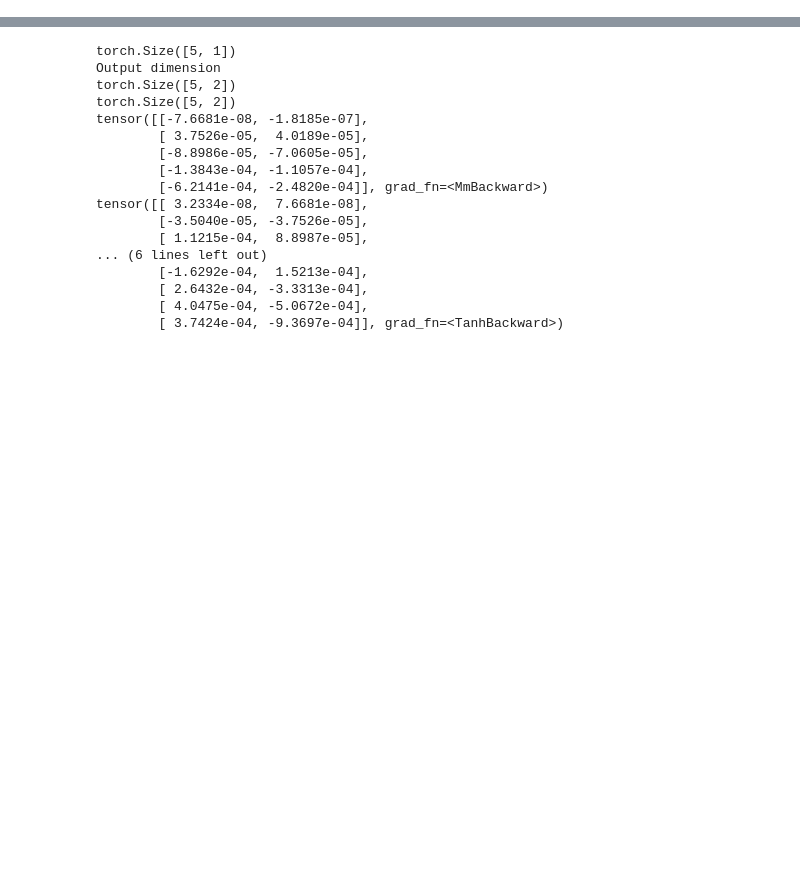
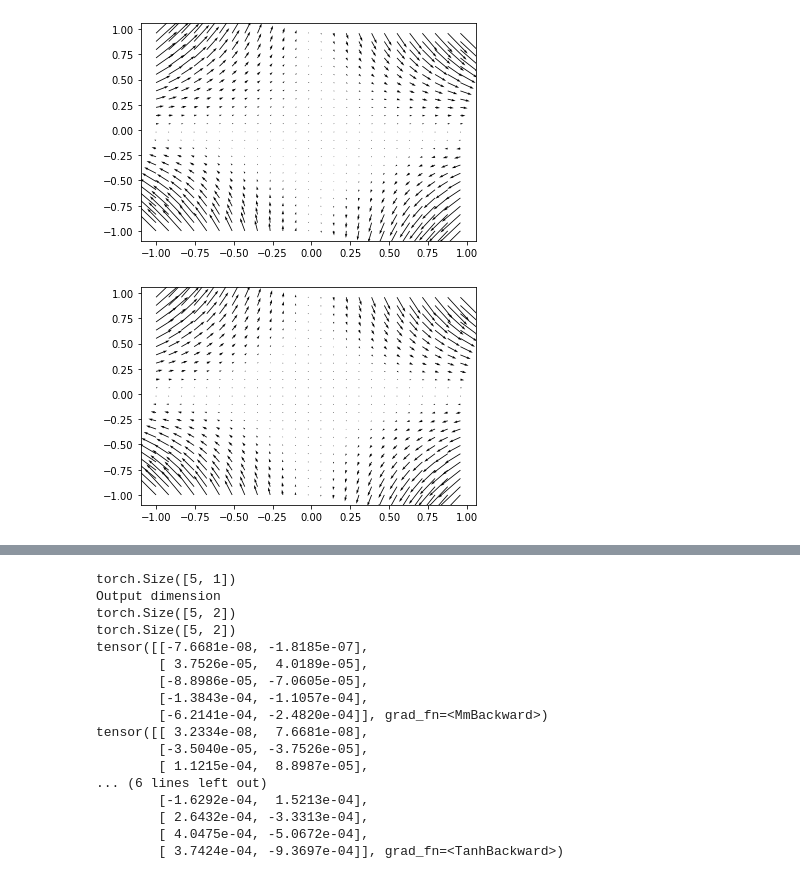
Before and after one commit to Chutlhu/TurboSuperResultion, a Jupyter notebook: notebooks/[Sandbox] Div-free functions.ipynb, the cells around one changed output, grey strips where cells are left out. Drawn from its saved outputs; the diff is of its cells as text; code cells hidden in the pictures; blank space fills up the shorter version.

```diff
--- a/notebooks/[Sandbox] Div-free functions.ipynb
+++ b/notebooks/[Sandbox] Div-free functions.ipynb
@@ -215,0 +326,12 @@ tensor([[[0.0015, 0.0008],
+# %%
+plt.quiver(xx[::ds,::ds], yy[::ds,::ds],
+           y_hat[:,0].reshape(N,N)[::ds,::ds],
+           y_hat[:,1].reshape(N,N)[::ds,::ds])
+plt.show()
+plt.quiver(xx[::ds,::ds], yy[::ds,::ds],
+           y_gt[:,0].reshape(N,N)[::ds,::ds],
+           y_gt[:,1].reshape(N,N)[::ds,::ds])
+plt.show()
+# %% [output]
+[figure, added]
+[figure, added]
```
Also changed, not shown: parts of 18 cells of this notebook, 8 other files.
